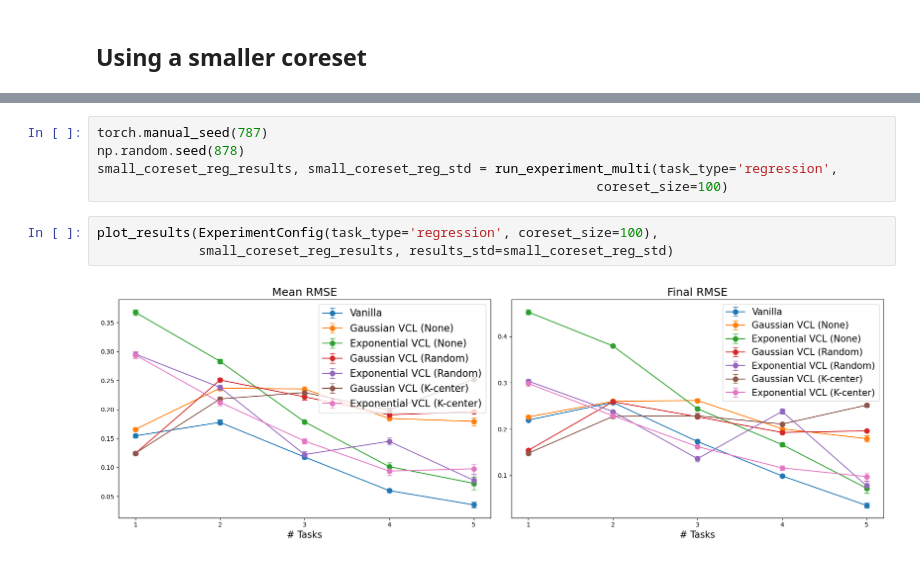
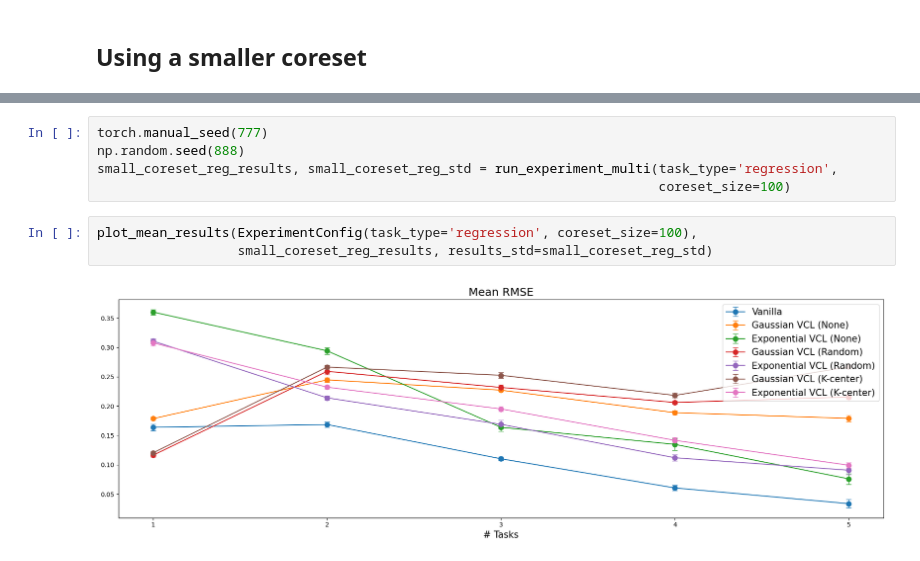
Before and after one commit to 7angel4/VCL-extensions, a Jupyter notebook: experiments.ipynb, the cells around one changed output, grey strips where cells are left out. Saved outputs shown, nothing was run; the diff lists cells and outputs as text.

```diff
--- a/experiments.ipynb
+++ b/experiments.ipynb
@@ -352,10 +365,10 @@ plot_results(ExperimentConfig(task_type='classification', coreset_size=100),
 # %%
-torch.manual_seed(787)
-np.random.seed(878)
+torch.manual_seed(777)
+np.random.seed(888)
 small_coreset_reg_results, small_coreset_reg_std = run_experiment_multi(task_type='regression',
-                                                                coreset_size=100)
+                                                                        coreset_size=100)
 # %%
-plot_results(ExperimentConfig(task_type='regression', coreset_size=100),
-             small_coreset_reg_results, results_std=small_coreset_reg_std)
+plot_mean_results(ExperimentConfig(task_type='regression', coreset_size=100),
+                  small_coreset_reg_results, results_std=small_coreset_reg_std)
 # %% [output]
-[figure, old version]
+[figure, new version]
```
Also changed, not shown: parts of 10 cells of this notebook, 8 other files.
